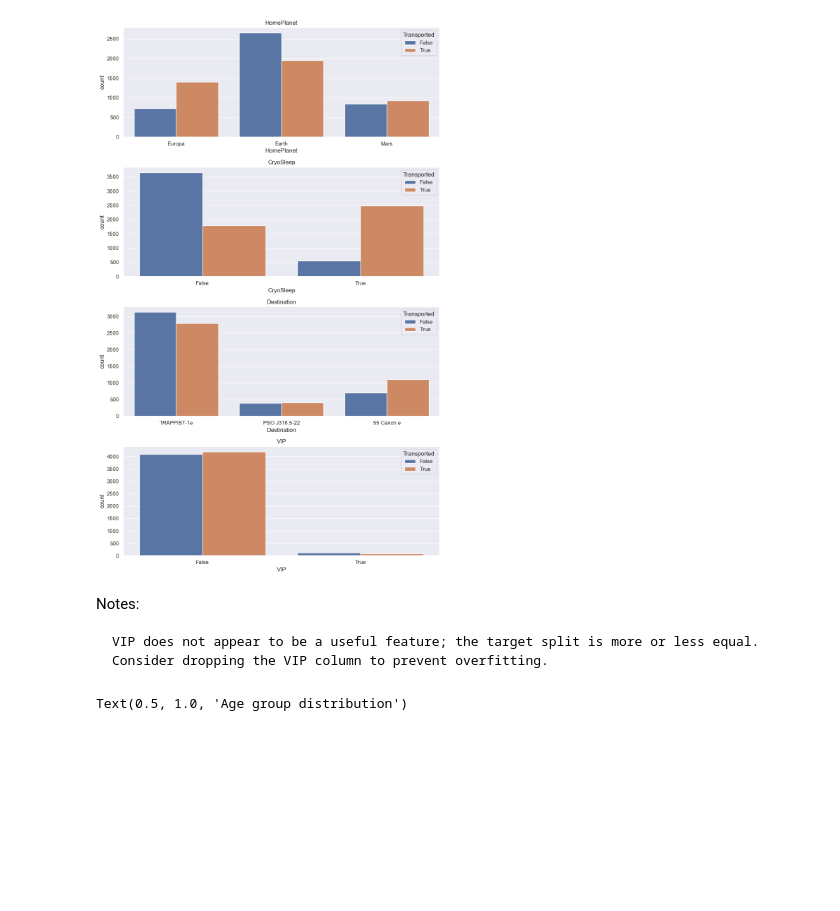
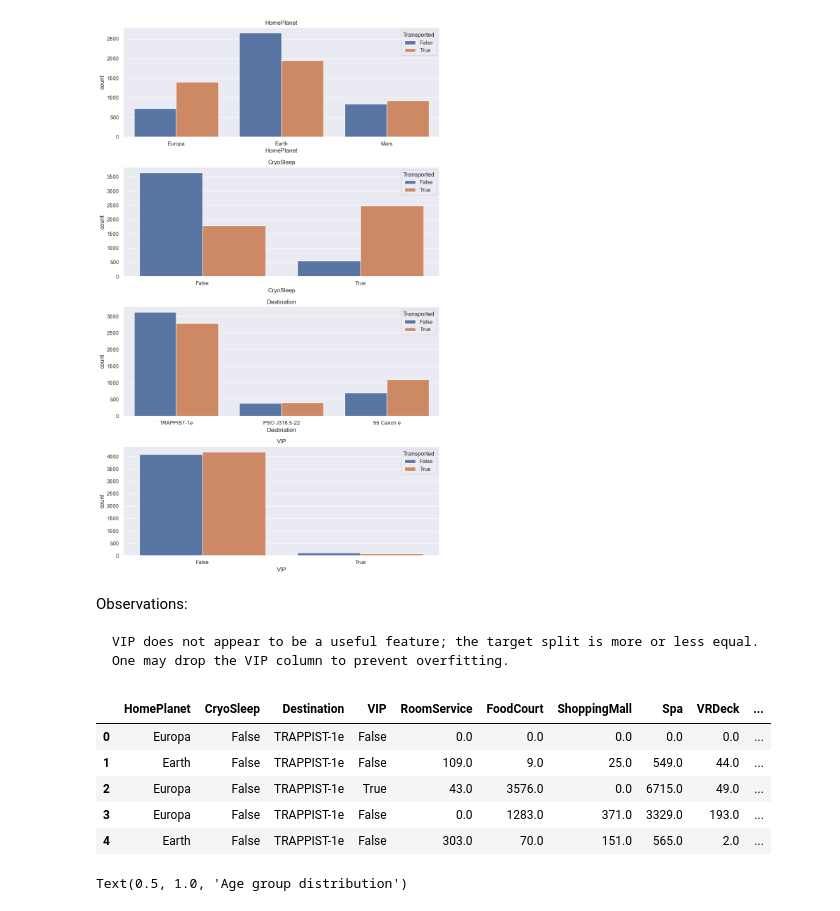
Before and after one commit to Ishank-jn/Spaceship-Titanic, a Jupyter notebook: __main__.ipynb, the cells around one changed output. Drawn from its saved outputs; the diff is of its cells as text; code cells hidden in the pictures; blank space fills up the shorter version.

```diff
--- a/__main__.ipynb
+++ b/__main__.ipynb
@@ -117,8 +139,43 @@ plt.show()
 # %% [output]
 [figure]
 # %% [markdown]
-Notes:
+Observations:
 
     VIP does not appear to be a useful feature; the target split is more or less equal.
-    Consider dropping the VIP column to prevent overfitting.
+    One may drop the VIP column to prevent overfitting.
+# %%
+def data_modeling(df: pd.DataFrame):
+    '''
+    Based on above observations apply the inferences to prepare final data to run model.
+    '''
+    # New features
+    df['Age_group']=np.nan
+    df.loc[(train['Age']<=18),'Age_group']='Age_0-18'
+    df.loc[(train['Age']>18) & (df['Age']<=38),'Age_group']='Age_18-38'
+    df.loc[(train['Age']>38) & (train['Age']<=49),'Age_group']='Age_38-49'
+    df.loc[train['Age']>=50,'Age_group']='Age_50+'
+
+    # New features - training set
+    df['Expenditure']=df[expenses_feats].sum(axis=1)
+    df['No_spending']=(df['Expenditure']==0).astype(int)
+
+    # split cabin
+    df[['Cabin_1','Cabin_2','Cabin_3']] = df.Cabin.str.split("/", expand = True)
+
+    # drop column that offers no benefit to model
+    df= df.drop(['Name','Age', 'PassengerId', 'Cabin'],axis=1)
+
+    return df
+# %%
+X_train = data_modeling(train)
+X_test = data_modeling(test)
+# %%
+X_train.head()
+# %% [output]
+|  | HomePlanet | CryoSleep | Destination | VIP | RoomService | FoodCourt | ShoppingMall | Spa | VRDeck | ... |
+| 0 | Europa | False | TRAPPIST-1e | False | 0.0 | 0.0 | 0.0 | 0.0 | 0.0 | ... |
+| 1 | Earth | False | TRAPPIST-1e | False | 109.0 | 9.0 | 25.0 | 549.0 | 44.0 | ... |
+| 2 | Europa | False | TRAPPIST-1e | True | 43.0 | 3576.0 | 0.0 | 6715.0 | 49.0 | ... |
+| 3 | Europa | False | TRAPPIST-1e | False | 0.0 | 1283.0 | 371.0 | 3329.0 | 193.0 | ... |
+| 4 | Earth | False | TRAPPIST-1e | False | 303.0 | 70.0 | 151.0 | 565.0 | 2.0 | ... |
 # %%
```
Also changed, not shown: parts of 27 cells of this notebook, 1 other file.
